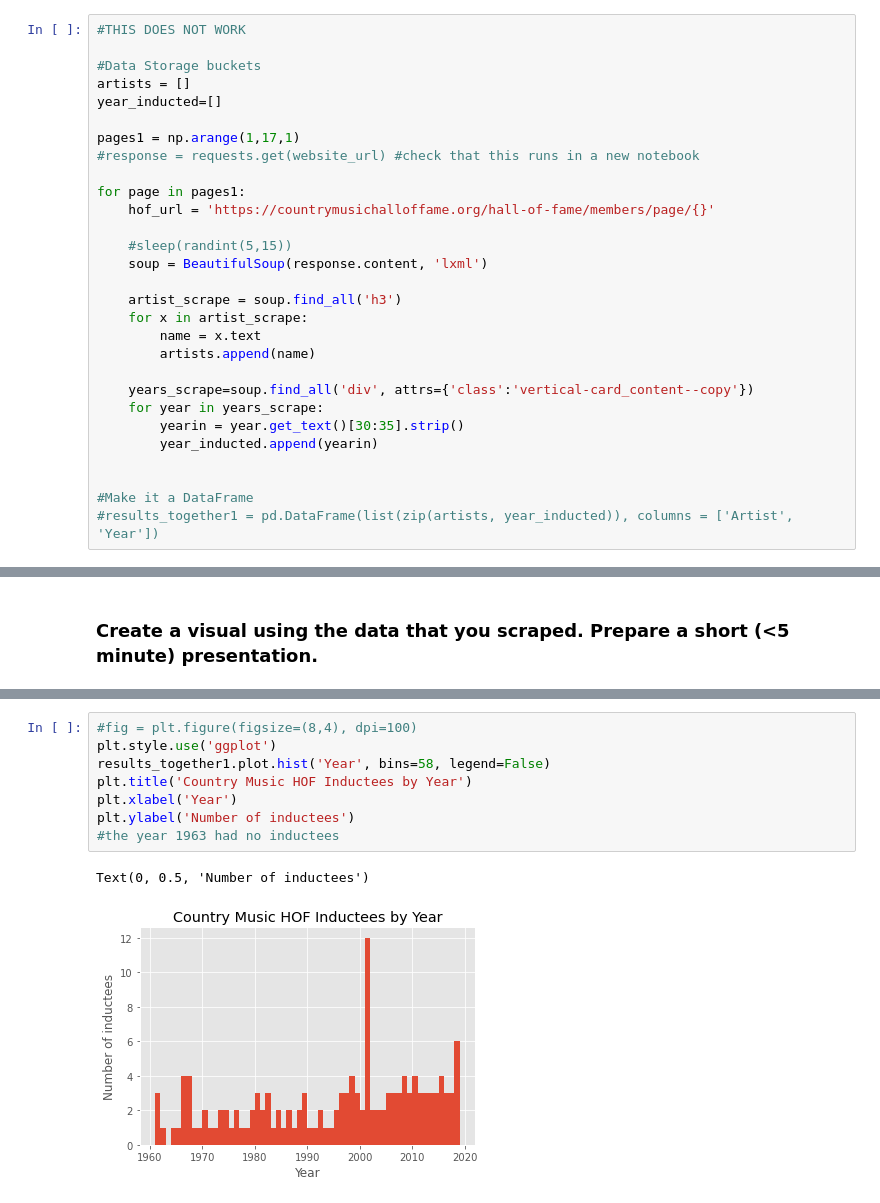
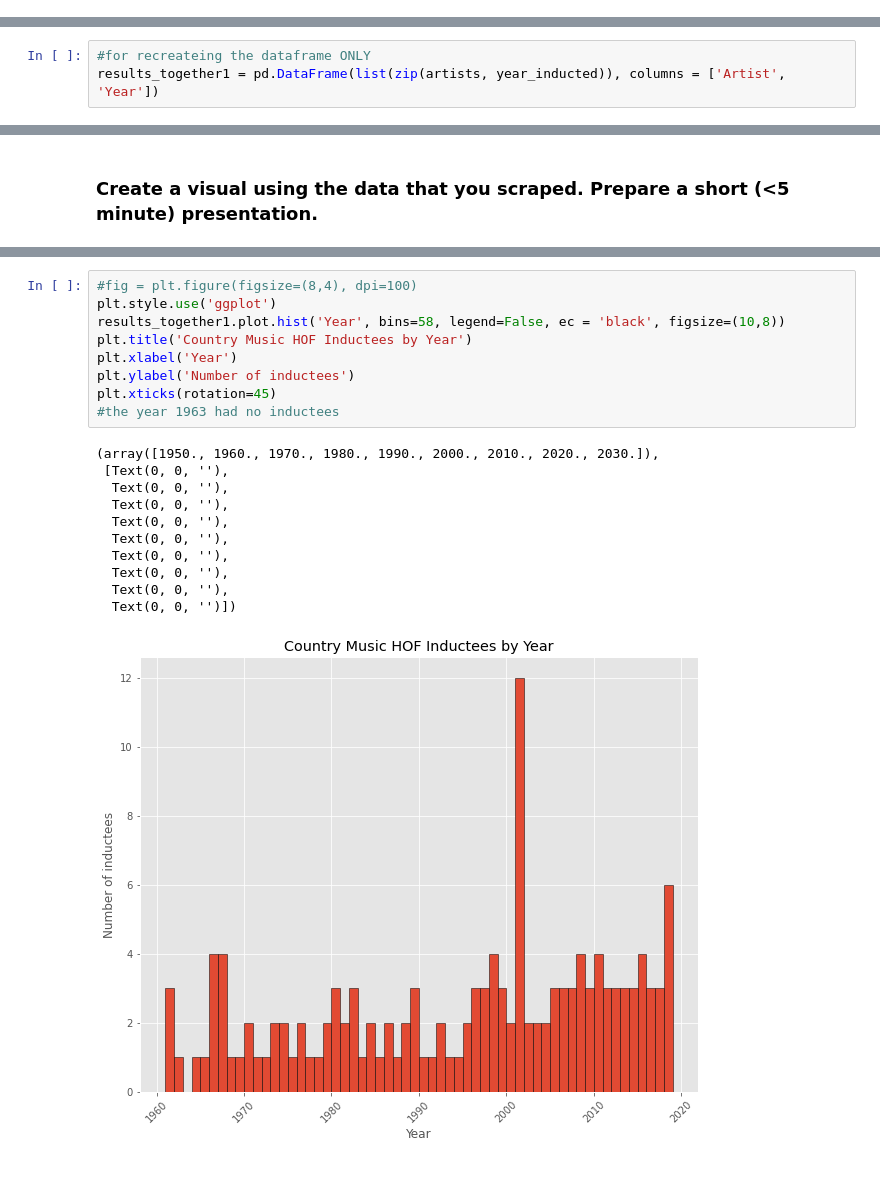
Before and after one commit to megan2/web-scraping-country-music-hof-megan2, a Jupyter notebook: HOF_scraping.ipynb, the cells around one changed output, grey strips where cells are left out. Saved outputs shown, nothing was run; the diff lists cells and outputs as text; blank space fills up the shorter version.

Commit message:
chart looks better now

```diff
--- a/HOF_scraping.ipynb
+++ b/HOF_scraping.ipynb
@@ -217,35 +217,6 @@ page_list
  'https://countrymusichalloffame.org/hall-of-fame/members/page/14',
  'https://countrymusichalloffame.org/hall-of-fame/members/page/15',
  'https://countrymusichalloffame.org/hall-of-fame/members/page/16']
-# %%
-#THIS DOES NOT WORK
-
-#Data Storage buckets
-artists = []
-year_inducted=[]
-
-pages1 = np.arange(1,17,1)
-#response = requests.get(website_url) #check that this runs in a new notebook
-
-for page in pages1:
-    hof_url = 'https://countrymusichalloffame.org/hall-of-fame/members/page/{}'
-
-    #sleep(randint(5,15))
-    soup = BeautifulSoup(response.content, 'lxml')
-
-    artist_scrape = soup.find_all('h3')
-    for x in artist_scrape:
-        name = x.text
-        artists.append(name)
-
-    years_scrape=soup.find_all('div', attrs={'class':'vertical-card_content--copy'})
-    for year in years_scrape:
-        yearin = year.get_text()[30:35].strip()
-        year_inducted.append(yearin)
-
-
-#Make it a DataFrame
-#results_together1 = pd.DataFrame(list(zip(artists, year_inducted)), columns = ['Artist', 'Year'])
 # %%
 #NEW!
 #Data Storage buckets
@@ -271,6 +242,9 @@ for page in range(1, 17):
         year_inducted.append(yearin)
 
 results_together1 = pd.DataFrame(list(zip(artists, year_inducted)), columns = ['Artist', 'Year'])
+# %%
+#for recreateing the dataframe ONLY
+results_together1 = pd.DataFrame(list(zip(artists, year_inducted)), columns = ['Artist', 'Year'])
 # %%
 artists
 # %% [output]
@@ -373,11 +342,21 @@ plt.plot(results_together1.Artist, results_together1.Year)
 # %%
 #fig = plt.figure(figsize=(8,4), dpi=100)
 plt.style.use('ggplot')
-results_together1.plot.hist('Year', bins=58, legend=False)
+results_together1.plot.hist('Year', bins=58, legend=False, ec = 'black', figsize=(10,8))
 plt.title('Country Music HOF Inductees by Year')
 plt.xlabel('Year')
 plt.ylabel('Number of inductees')
+plt.xticks(rotation=45)
 #the year 1963 had no inductees
 # %% [output]
-Text(0, 0.5, 'Number of inductees')
+(array([1950., 1960., 1970., 1980., 1990., 2000., 2010., 2020., 2030.]),
+ [Text(0, 0, ''),
+  Text(0, 0, ''),
+  Text(0, 0, ''),
+  Text(0, 0, ''),
+  Text(0, 0, ''),
+  Text(0, 0, ''),
+  Text(0, 0, ''),
+  Text(0, 0, ''),
+  Text(0, 0, '')])
-[figure, old version]
+[figure, new version]
```
Also changed, not shown: parts of 5 cells of this notebook.
